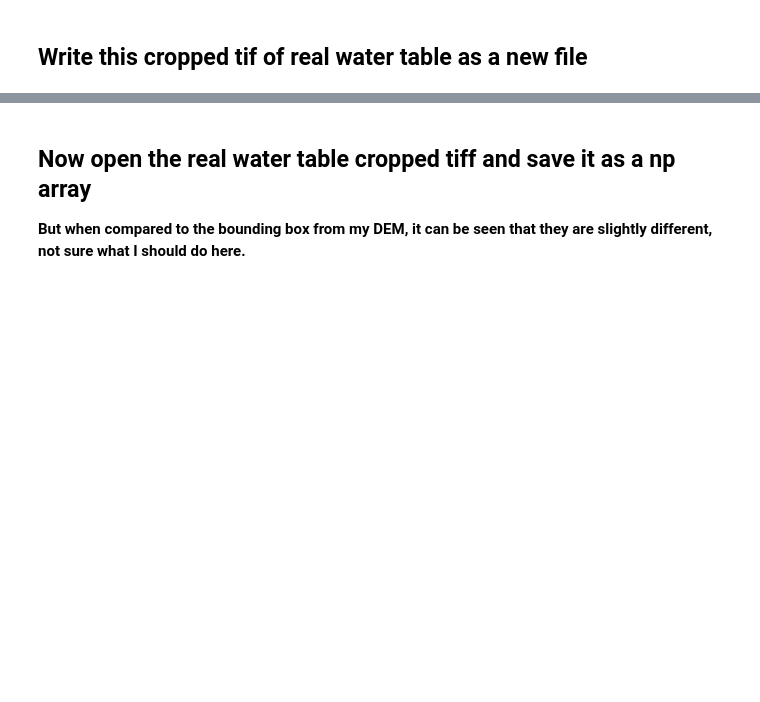
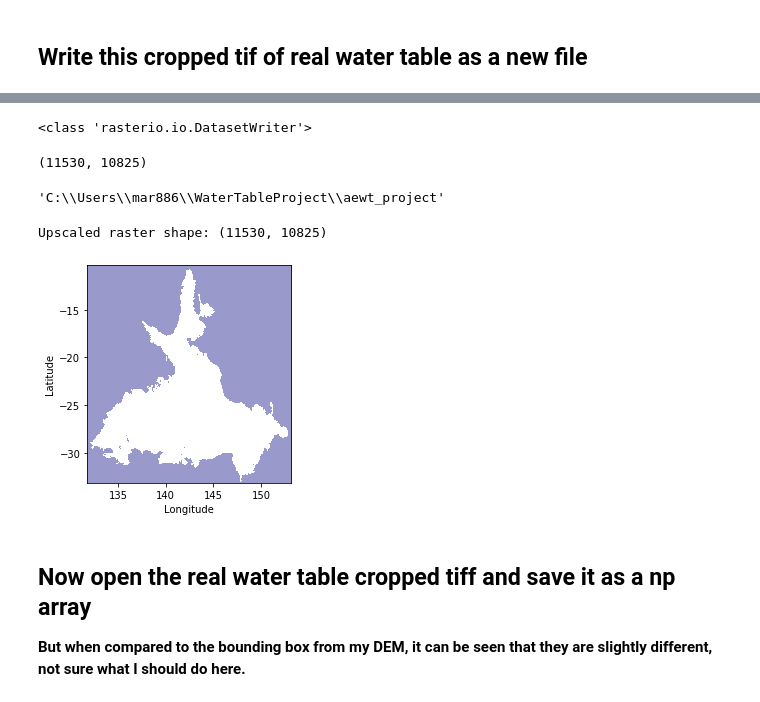
Before and after one commit to sarahkmarshall/aewt_project, a Jupyter notebook: aewt_gab.ipynb, the cells around one changed output, grey strips where cells are left out. Cells and saved outputs as stored; diff of their text form; code cells hidden in the pictures; blank space fills up the shorter version.

```diff
--- a/aewt_gab.ipynb
+++ b/aewt_gab.ipynb
@@ -635,3 +837,40 @@ with rasterio.open(os.path.join("output_data", "gab_real_crop.tif"), "w", **out_
+# %%
+# make new raster from this data
+
+new_dataset = rasterio.open('test1.tif', 'w', driver='GTiff',
+                            height = data.shape[1], width = data.shape[2],
+                            count=1, dtype=str(data.dtype),
+                            crs='EPSG:4326',
+                            transform=transform)
+new_dataset.write(data[0,:,:], 1)
+new_dataset.close()
+
+print(type(new_dataset))
+new_dataset.shape
+# %% [output]
+<class 'rasterio.io.DatasetWriter'>
+(11530, 10825)
+# %%
+os.getcwd()
+# %% [output]
+'C:\\Users\\mar886\\WaterTableProject\\aewt_project'
+# %%
+# Now pull this dataset in
+
+wt_rstr_real_file = os.path.join("test1.tif")
+
+wt_gab_raster1_ups = rio.open(wt_rstr_real_file,
+                         driverstr="GTiff")
+# %%
+fig1, ax1 = plt.subplots()
+show(wt_gab_raster1_ups, ax=ax1, cmap="terrain", alpha=0.5)
+plt.xlabel("Longitude")
+plt.ylabel("Latitude")
+
+print("Upscaled raster shape: %s" %(wt_gab_raster1_ups.shape,))
+# %% [output]
+Upscaled raster shape: (11530, 10825)
+[figure, added]
 # %% [markdown]
 ## Now open the real water table cropped tiff and save it as a np array
 
```
Also changed, not shown: parts of 42 cells of this notebook.
